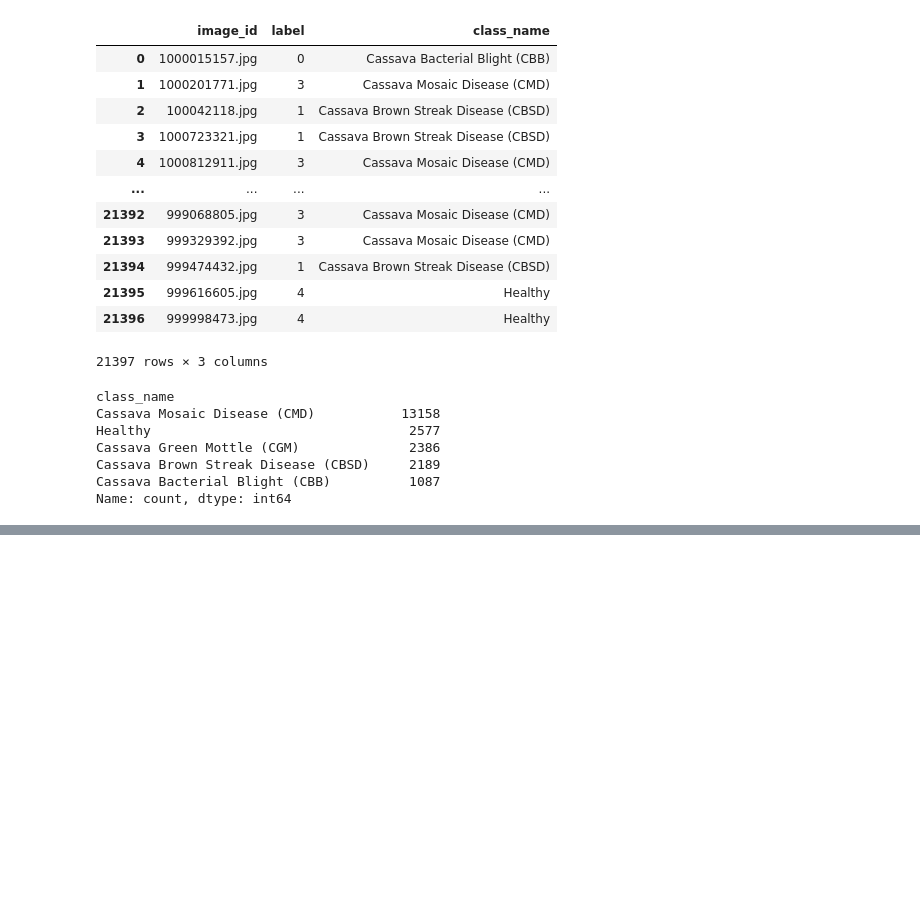
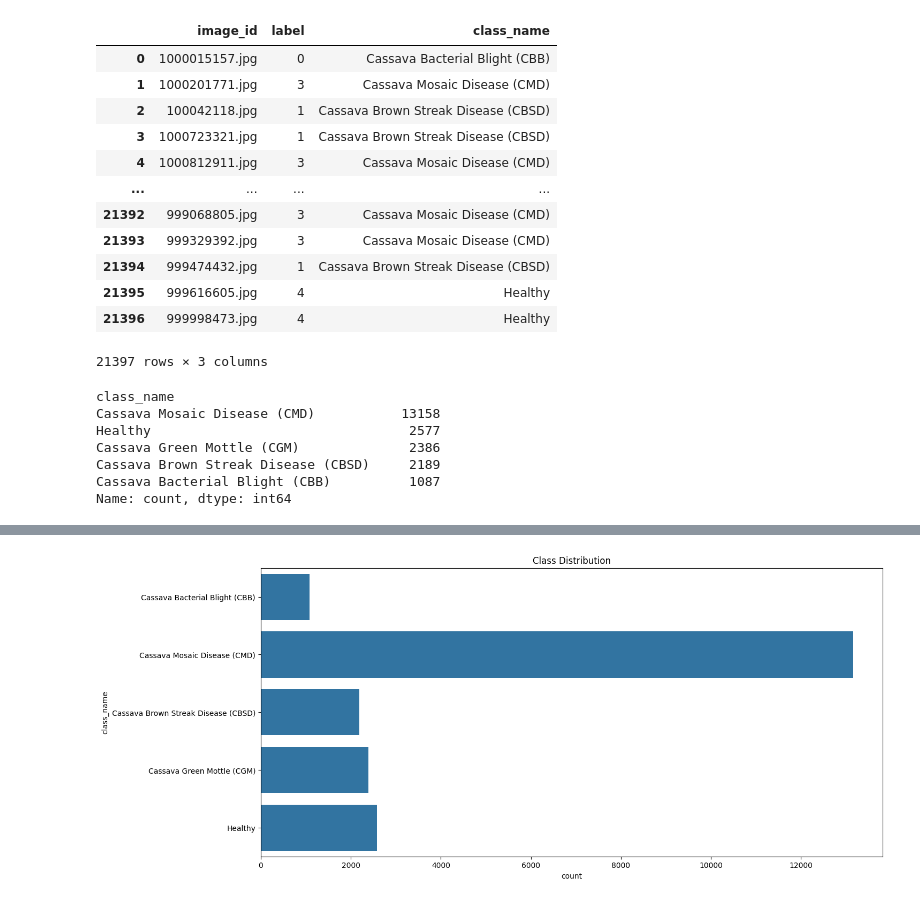
Before and after one commit to Tauhid-Topu-007/Cassava-Leaf-Disease-Classification, a Jupyter notebook: Cassava leaf disease image classifications.ipynb, the cells around one changed output, grey strips where cells are left out. Drawn from its saved outputs; the diff is of its cells as text; code cells hidden in the pictures; blank space fills up the shorter version.

```diff
--- a/Cassava leaf disease image classifications.ipynb
+++ b/Cassava leaf disease image classifications.ipynb
@@ -105,0 +119,8 @@ Name: count, dtype: int64
+# %%
+# alternatively use seaborn for a countplot visualization
+plt.figure(figsize=(15,7))
+sns.countplot(y='class_name',data=df_train)
+plt.title("Class Distribution")
+plt.show()
+# %% [output]
+[figure, added]
```
Also changed, not shown: parts of 1 cell of this notebook.
